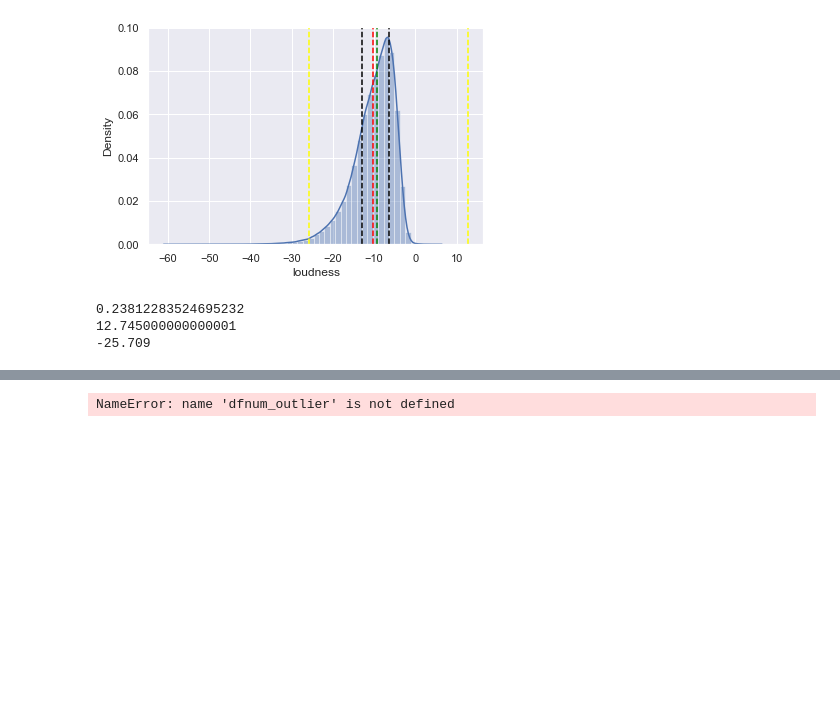
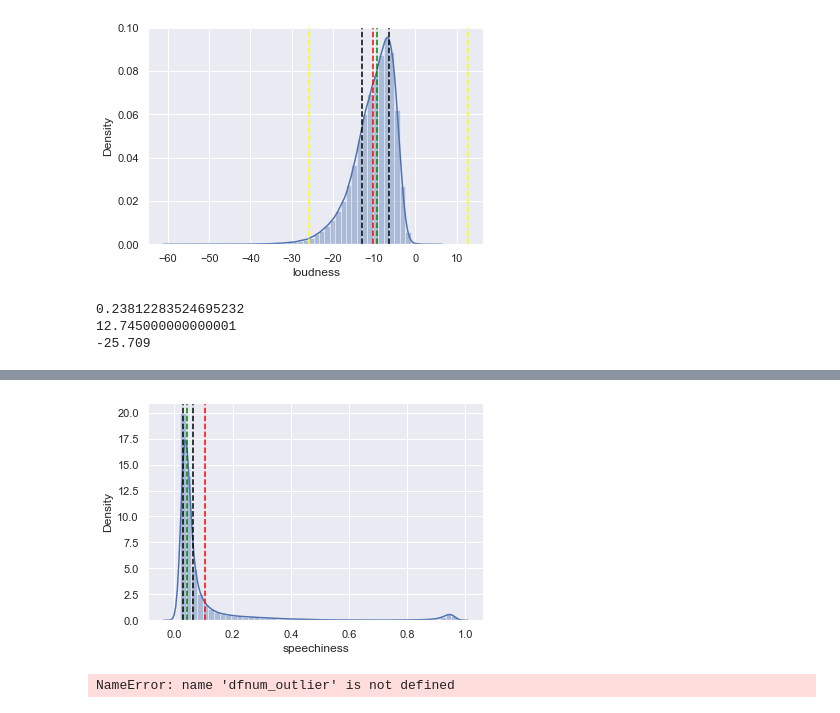
Before and after one commit to lucio-cornejo/proyecto-analisis-de-datos-1INF03, a Jupyter notebook: codes/limpieza_de_datos.ipynb, the cells around one changed output, grey strips where cells are left out. Saved outputs shown, nothing was run; the diff lists cells and outputs as text; code cells hidden in the pictures; blank space fills up the shorter version.

```diff
--- a/codes/limpieza_de_datos.ipynb
+++ b/codes/limpieza_de_datos.ipynb
@@ -821,0 +872,14 @@ print(Percentiles["loudness"].loc['75%'] - (coeficiente* (Percentiles["loudness"
+# %%
+# Variable numérica speechiness
+# Cuantiles distintos para definir outliers
+sns.set(style = "darkgrid")
+sns.distplot(dfnum['speechiness'])
+plt.axvline(dfnum['speechiness'].mean(), color = "red", linestyle = "--")
+plt.axvline(dfnum['speechiness'].median(), color = "green", linestyle = "--")
+
+plt.axvline(dfnum['speechiness'].quantile(0.15), color = "black", linestyle = "--")
+plt.axvline(dfnum['speechiness'].quantile(0.7), color = "black", linestyle = "--")
+
+plt.show()
+# %% [output]
+[figure, added]
```
Also changed, not shown: parts of 31 cells of this notebook.
